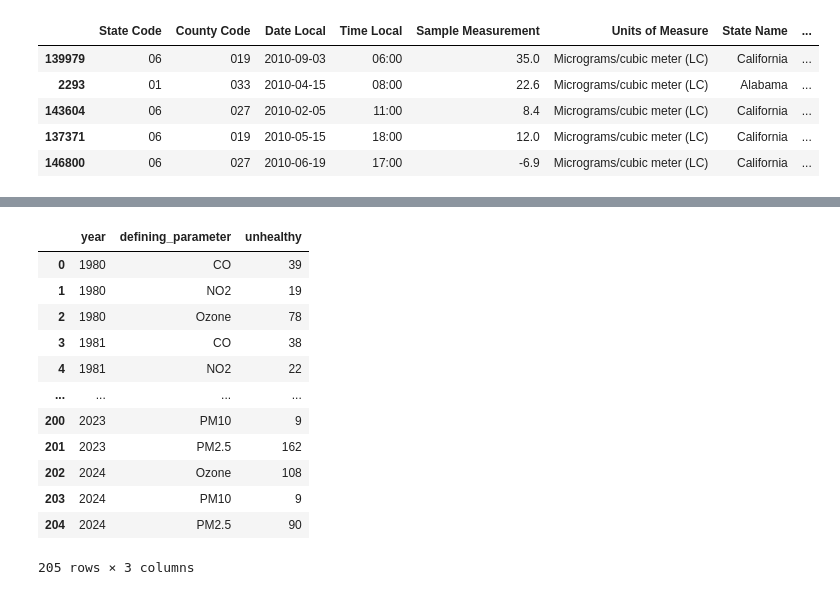
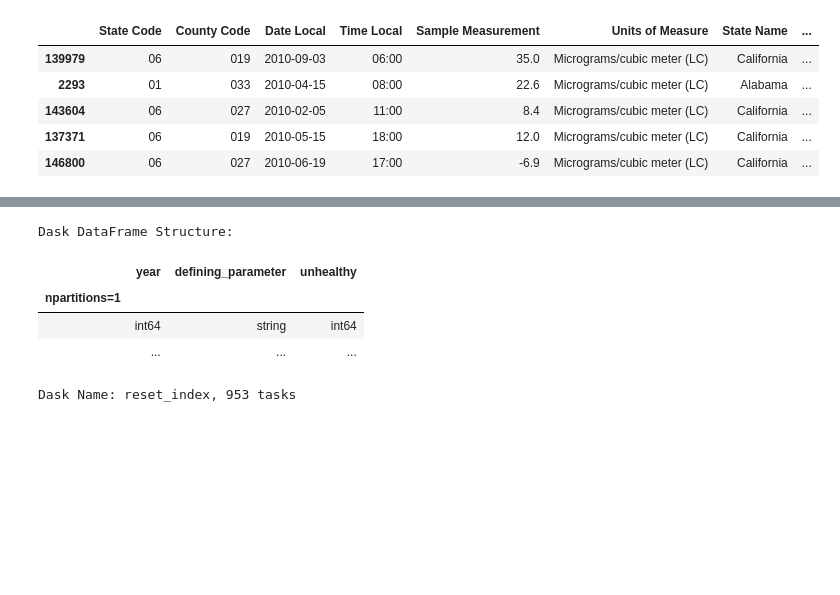
Before and after one commit to mngh037/project-aqi, a Jupyter notebook: analysis.ipynb, the cells around one changed output, grey strips where cells are left out. Cells and saved outputs as stored; diff of their text form; code cells hidden in the pictures; blank space fills up the shorter version.

```diff
--- a/analysis.ipynb
+++ b/analysis.ipynb
@@ -377,18 +221,12 @@ county_positive_unhealthy_days_trend
 # %%
+# Criteria gas
 us_unhealthy_param = daily_aqi.groupby(["year", "defining_parameter"])["unhealthy"].count().reset_index()
-us_unhealthy_param = us_unhealthy_param.compute()
-us_unhealthy_param
+us_total_unhealthy_param = us_unhealthy_param.groupby(["year"])["unhealthy"].sum().reset_index()
+us_unhealthy_param = us_unhealthy_param.merge(us_total_unhealthy_param, on="year", how="left")
 # %% [output]
+Dask DataFrame Structure:
 |  | year | defining_parameter | unhealthy |
-| 0 | 1980 | CO | 39 |
-| 1 | 1980 | NO2 | 19 |
-| 2 | 1980 | Ozone | 78 |
-| 3 | 1981 | CO | 38 |
-| 4 | 1981 | NO2 | 22 |
-| ... | ... | ... | ... |
-| 200 | 2023 | PM10 | 9 |
-| 201 | 2023 | PM2.5 | 162 |
-| 202 | 2024 | Ozone | 108 |
-| 203 | 2024 | PM10 | 9 |
-| 204 | 2024 | PM2.5 | 90 |
+| npartitions=1 |  |  |  |
+|  | int64 | string | int64 |
+|  | ... | ... | ... |
-205 rows × 3 columns
+Dask Name: reset_index, 953 tasks
```
Also changed, not shown: parts of 38 cells of this notebook, 1 other file.
